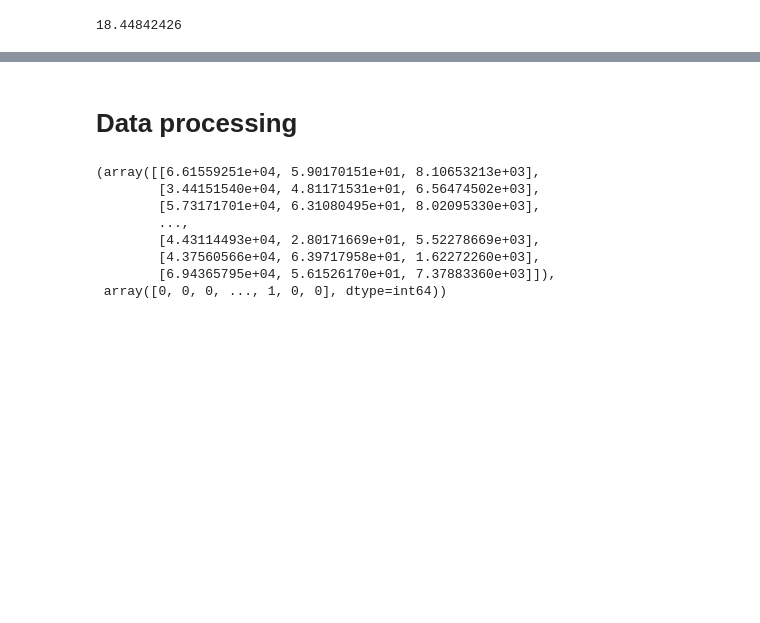
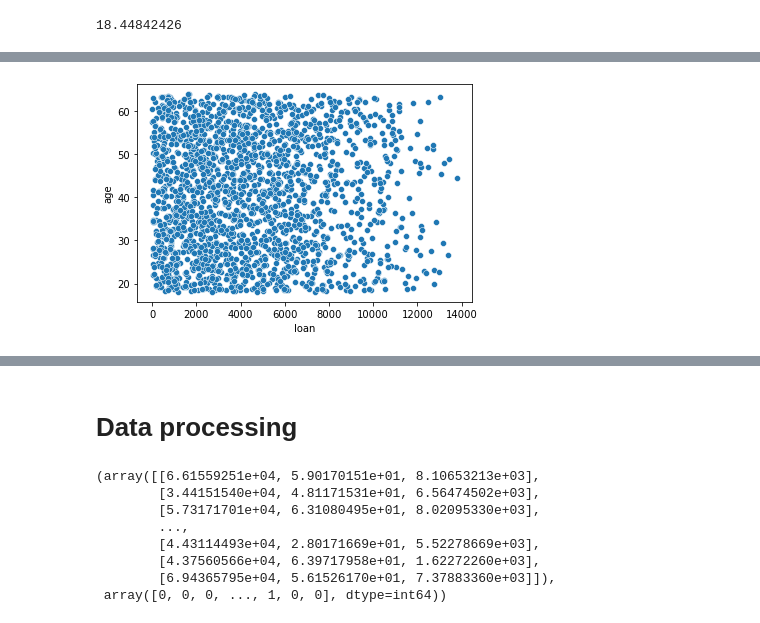
Before and after one commit to gabe-martins/Python-Machine-Learing, a Jupyter notebook: Credit_Data_Neural_Training.ipynb, the cells around one changed output, grey strips where cells are left out. Drawn from its saved outputs; the diff is of its cells as text; code cells hidden in the pictures; blank space fills up the shorter version.

```diff
--- a/Credit_Data_Neural_Training.ipynb
+++ b/Credit_Data_Neural_Training.ipynb
@@ -67,0 +94,5 @@ plt.show()
+# %%
+sns.scatterplot(x=df['loan'], y=df['age'])
+plt.show()
+# %% [output]
+[figure, added]
```
Also changed, not shown: parts of 20 cells of this notebook.
